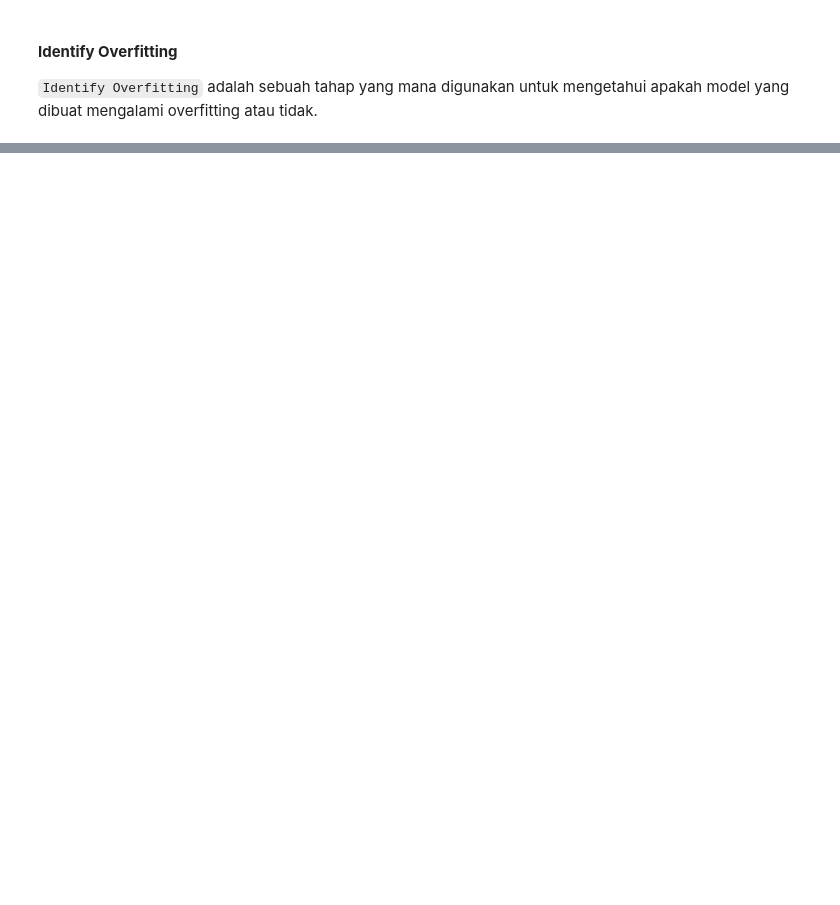
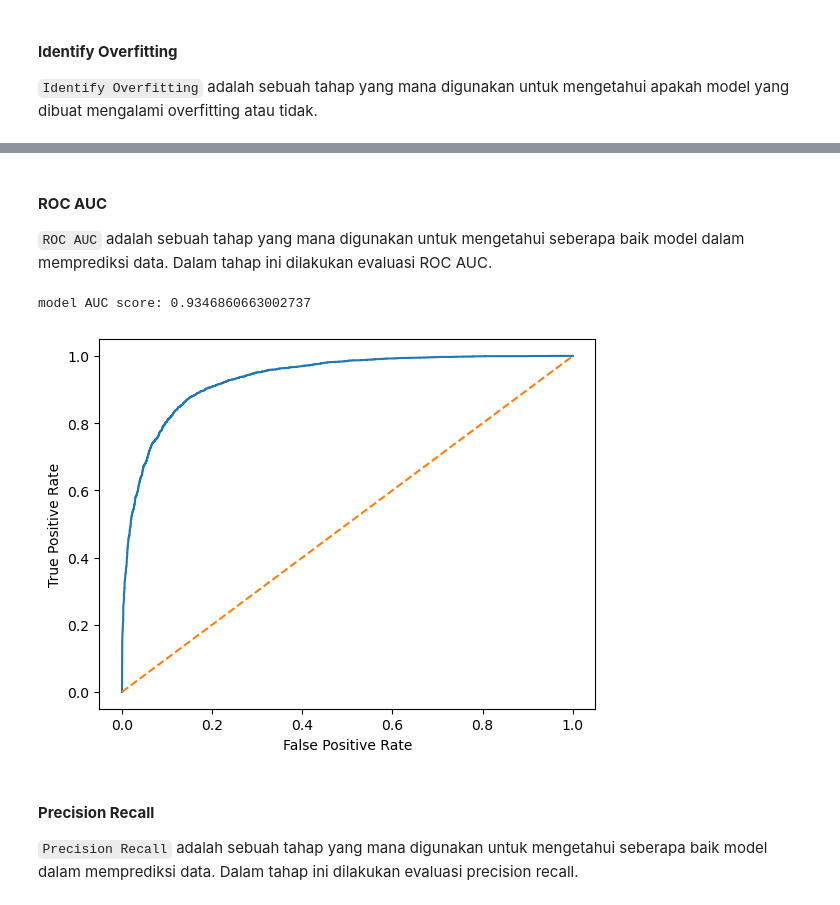
Before and after one commit to sains-data/Sentiment-Analysis-Using-GRU, a Jupyter notebook: Analysis GRU.ipynb, the cells around one changed output, grey strips where cells are left out. Drawn from its saved outputs; the diff is of its cells as text; code cells hidden in the pictures; blank space fills up the shorter version.

```diff
--- a/Analysis GRU.ipynb
+++ b/Analysis GRU.ipynb
@@ -682,0 +698,3 @@ NameError: name 'history' is not defined
+# %%
+predictionProbs = model_bigru_att.predict(X_test, verbose=1).ravel()
+predictions = [1 if prob > 0.5 else 0 for prob in predictionProbs]
@@ -682,0 +723,19 @@ NameError: name 'history' is not defined
+# %% [markdown]
+#### **ROC AUC**
+`ROC AUC` adalah sebuah tahap yang mana digunakan untuk mengetahui seberapa baik model dalam memprediksi data. Dalam tahap ini dilakukan evaluasi ROC AUC.
+# %%
+def plot_roc_curve(y_test, y_pred):
+    fpr, tpr, thresholds = roc_curve(y_test, y_pred)
+    plt.plot(fpr, tpr)
+    plt.plot([0, 1], ls="--")
+    plt.xlabel('False Positive Rate')
+    plt.ylabel('True Positive Rate')
+# %%
+plot_roc_curve(y_test, predictionProbs)
+print(f'model AUC score: {roc_auc_score(y_test, predictionProbs)}')
+# %% [output]
+model AUC score: 0.9346860663002737
+[figure, added]
+# %% [markdown]
+#### **Precision Recall**
+`Precision Recall` adalah sebuah tahap yang mana digunakan untuk mengetahui seberapa baik model dalam memprediksi data. Dalam tahap ini dilakukan evaluasi precision recall.
```
Also changed, not shown: parts of 22 cells of this notebook.
